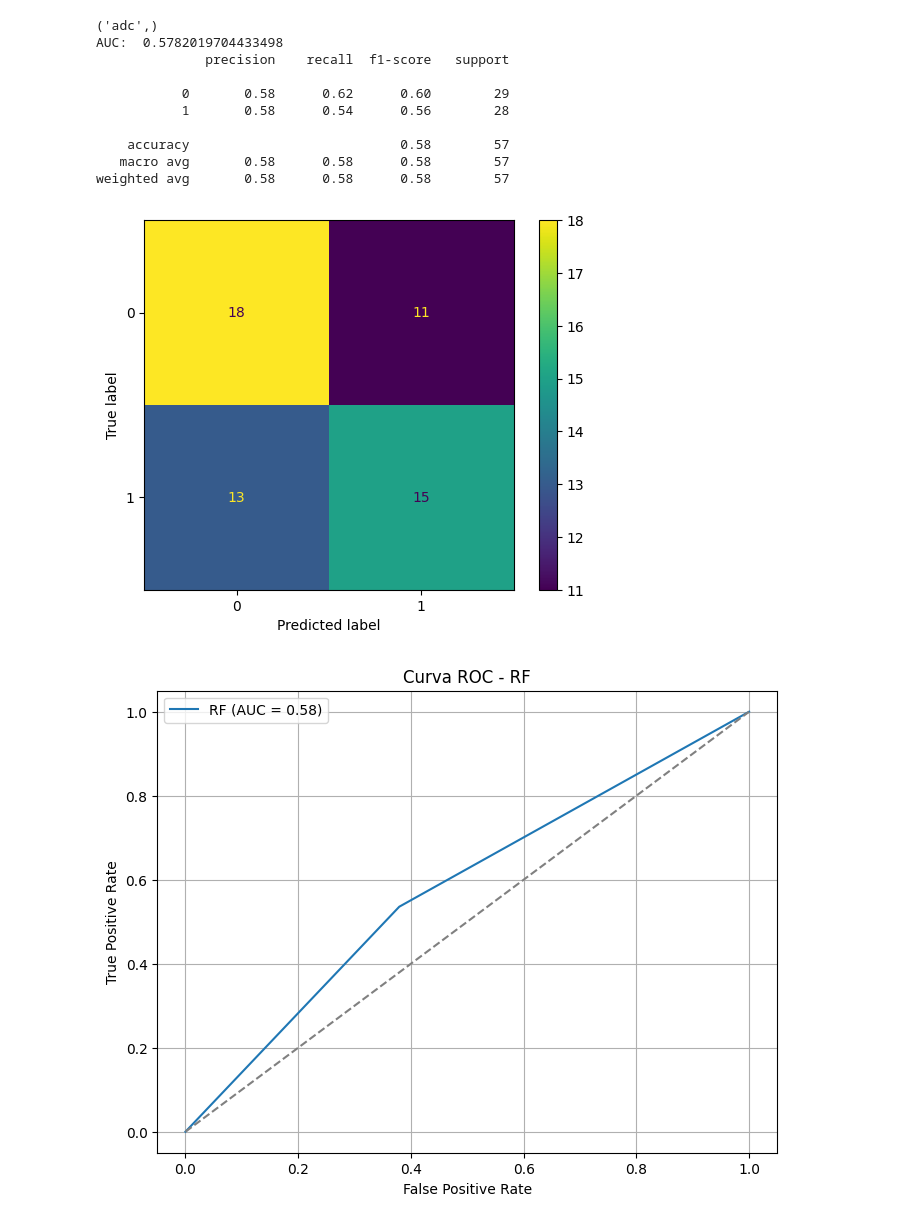
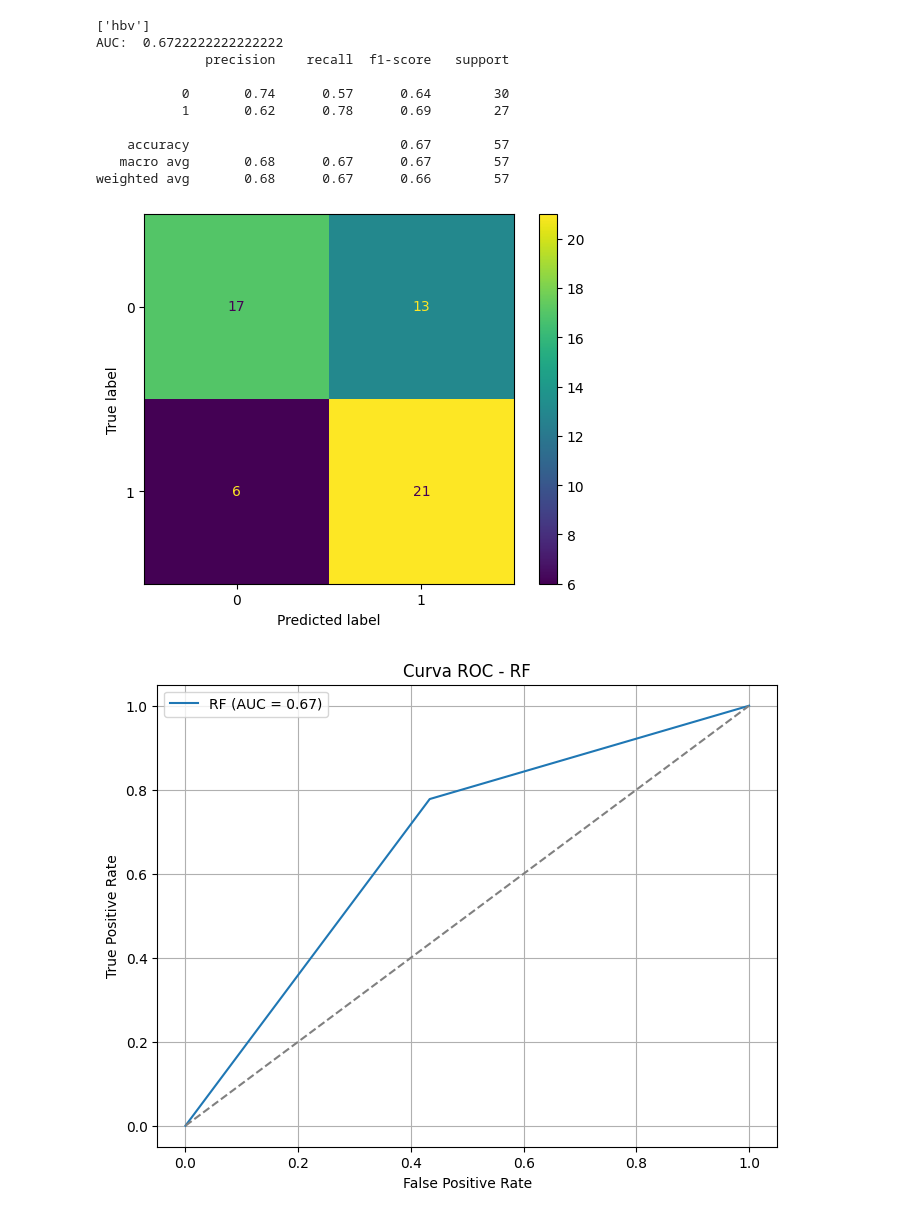
Before and after one commit to Ago19pc/RadiomicsPCa, a Jupyter notebook: wip.ipynb, the cells around one changed output. Saved outputs shown, nothing was run; the diff lists cells and outputs as text; code cells hidden in the pictures.

```diff
--- a/wip.ipynb
+++ b/wip.ipynb
@@ -13,3 +13,10 @@ from itertools import combinations
 
 import matplotlib.pyplot as plt
 import pandas as pd
+# %%
+for r in range(4):
+    for combo in combinations(['adc', 'hbv', 't2w'], r):
+        if len(combo) == 0:
+            print("skipping")
+            continue
+        print(list(combo))
@@ -16,12 +32,17 @@ import pandas as pd
 # %%
 for r in range(4):
     for combo in combinations(['adc', 'hbv', 't2w'], r):
-        print(combo)
-        df = get_data(sequence=['adc', 'hbv', 't2w'])
+        if len(combo) == 0:
+            continue
+        seq = list(combo)
+        print(seq)
+        if len(seq) == 1:
+            seq = seq[0]
+        df = get_data(sequence=seq)
         X = df.drop(columns=['is_class1'])
         y = df['is_class1']
 
-        X_scal = MinMaxScaler().fit_transform(X)
+        X_scal = RobustScaler().fit_transform(X)
 
         mutual_info_score = mutual_info_classif(X_scal, y, discrete_features=False)
         mi_df = pd.Series(mutual_info_score, index=X.columns).sort_values(ascending=False)
@@ -97,12 +118,12 @@ weighted avg       0.63      0.63      0.63        57
-('adc',)
-AUC:  0.5782019704433498
+['hbv']
+AUC:  0.6722222222222222
               precision    recall  f1-score   support
 
-           0       0.58      0.62      0.60        29
-           1       0.58      0.54      0.56        28
+           0       0.74      0.57      0.64        30
+           1       0.62      0.78      0.69        27
 
-    accuracy                           0.58        57
-   macro avg       0.58      0.58      0.58        57
-weighted avg       0.58      0.58      0.58        57
+    accuracy                           0.67        57
+   macro avg       0.68      0.67      0.67        57
+weighted avg       0.68      0.67      0.66        57
-[figure, old version]
+[figure, new version]
-[figure, old version]
+[figure, new version]
```
Also changed, not shown: parts of 3 cells of this notebook.
